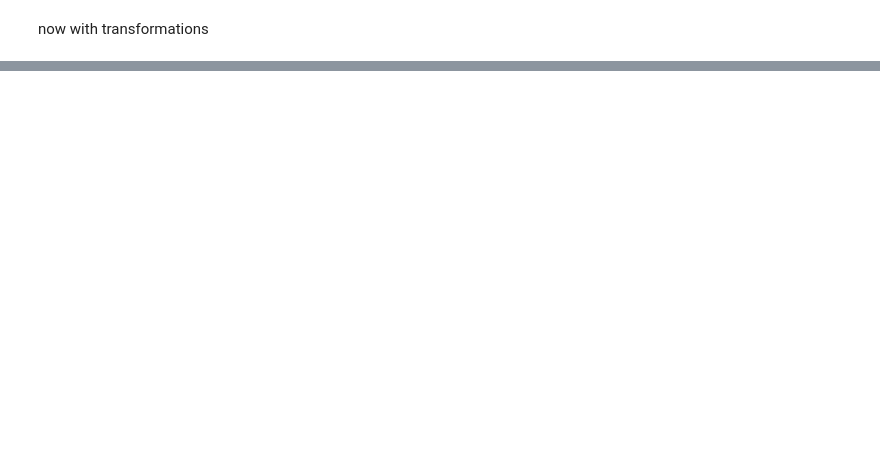
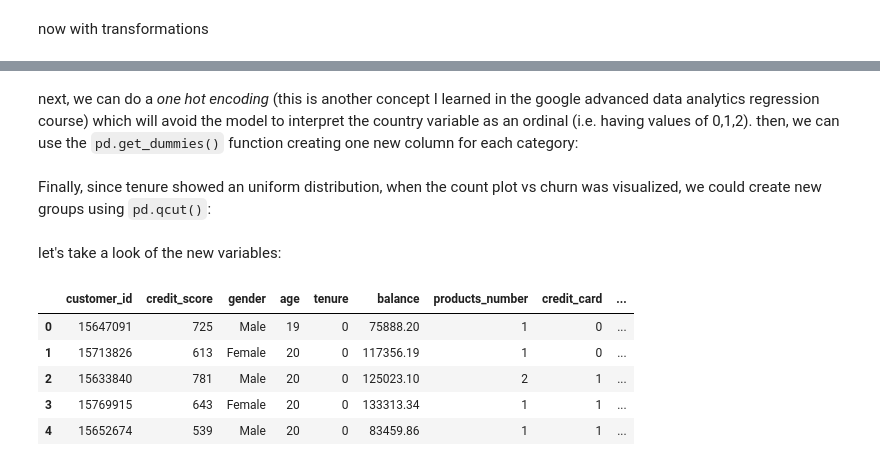
Before and after one commit to afbeltranr/ABCBankChurnRate, a Jupyter notebook: notebooks/ExploratoryDA.ipynb, the cells around one changed output, grey strips where cells are left out. Cells and saved outputs as stored; diff of their text form; code cells hidden in the pictures; blank space fills up the shorter version.

```diff
--- a/notebooks/ExploratoryDA.ipynb
+++ b/notebooks/ExploratoryDA.ipynb
@@ -490,0 +539,5 @@ plt.show()
+# %%
+# Continuous variables
+model_df['log_age']=np.log(model_df['age'])
+model_df['binned_salary'] = pd.qcut(model_df['estimated_salary'], q=4, labels=['Q1', 'Q2', 'Q3', 'Q4'])
+model_df['zero_balance_flag'] = (model_df['balance'] == 0).astype(int)
@@ -490,0 +550,21 @@ plt.show()
+# %%
+model_df['high_products'] = (model_df['products_number'] >= 3).astype(int)
+# %% [markdown]
+next, we can do a *one hot encoding* (this is another concept I learned in the google advanced data analytics regression course) which will avoid the model to interpret the country variable as an ordinal (i.e. having values of 0,1,2). then, we can use the `pd.get_dummies()` function creating one new column for each category:
+# %%
+model_df = pd.get_dummies(model_df, columns=['country'], prefix='country')
+# %% [markdown]
+Finally, since tenure showed an uniform distribution, when the count plot vs churn was visualized, we could create new groups using `pd.qcut()`:
+# %%
+model_df['tenure_group'] = pd.qcut(model_df['tenure'], q=3, labels=['new', 'mid', 'established'])
+# %% [markdown]
+let's take a look of the new variables:
+# %%
+model_df.head()
+# %% [output]
+|  | customer_id | credit_score | gender | age | tenure | balance | products_number | credit_card | ... |
+| 0 | 15647091 | 725 | Male | 19 | 0 | 75888.20 | 1 | 0 | ... |
+| 1 | 15713826 | 613 | Female | 20 | 0 | 117356.19 | 1 | 0 | ... |
+| 2 | 15633840 | 781 | Male | 20 | 0 | 125023.10 | 2 | 1 | ... |
+| 3 | 15769915 | 643 | Female | 20 | 0 | 133313.34 | 1 | 1 | ... |
+| 4 | 15652674 | 539 | Male | 20 | 0 | 83459.86 | 1 | 1 | ... |
```
Also changed, not shown: parts of 24 cells of this notebook, 3 other files.
